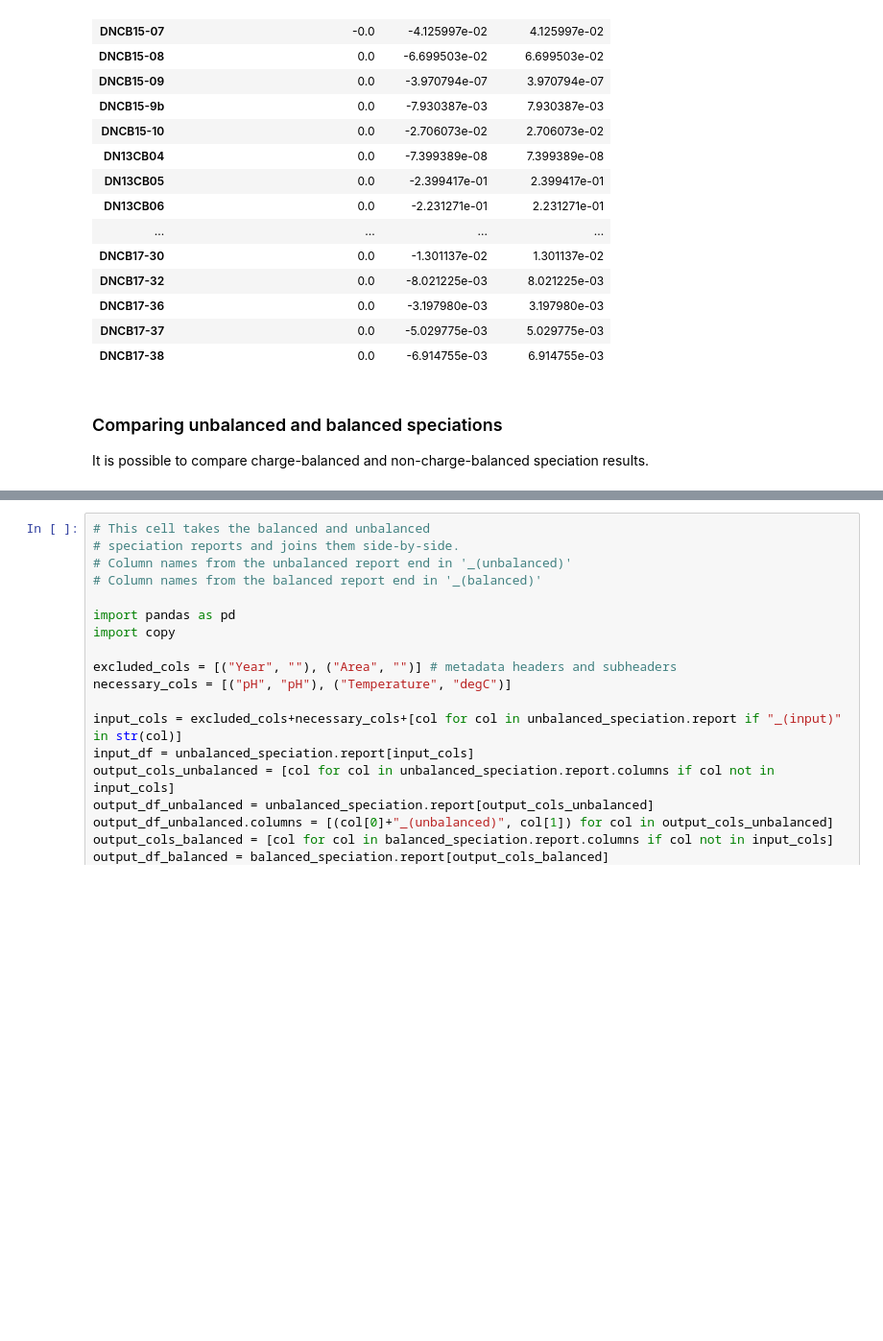
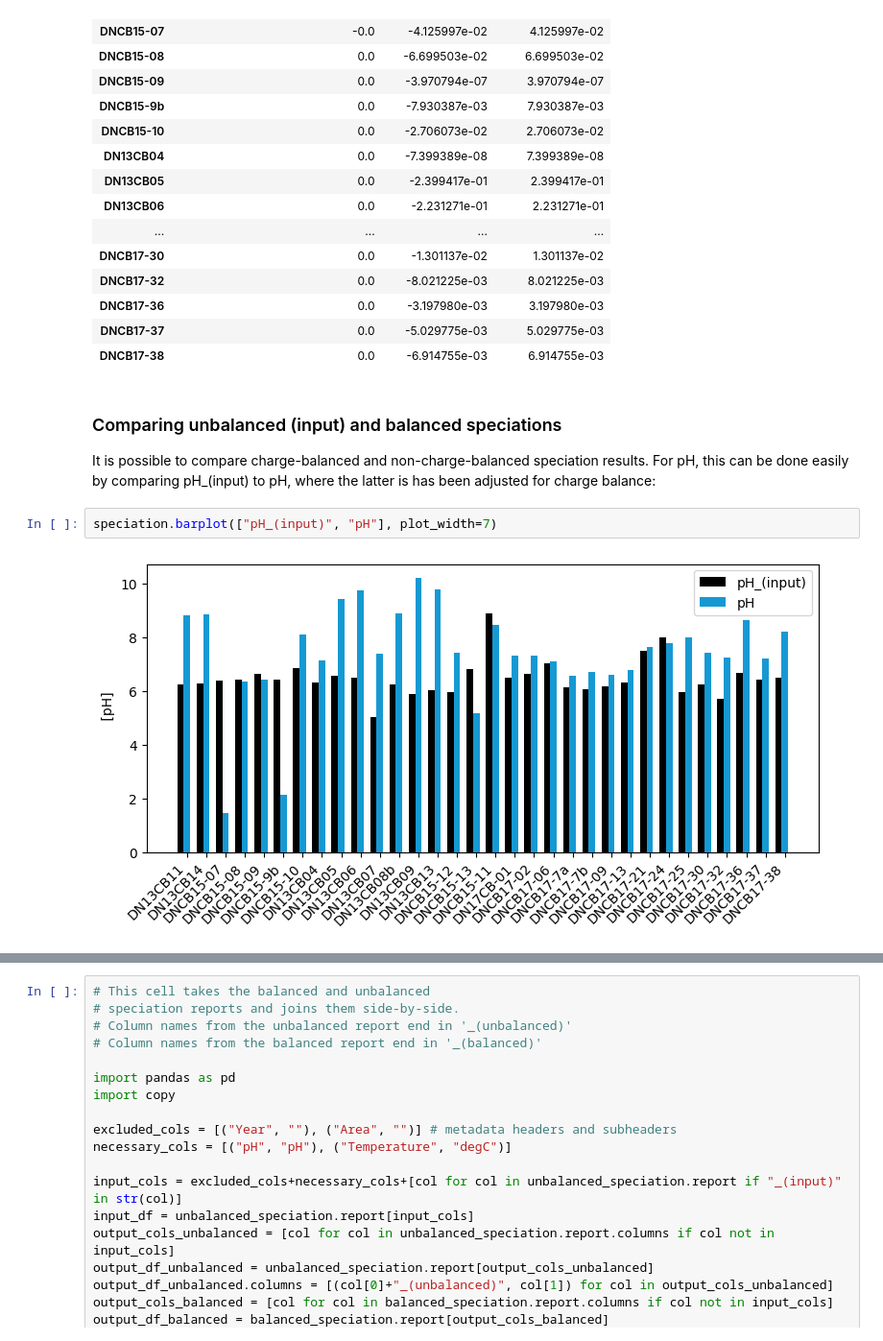
Before and after one commit to worm-portal/WORM-Library, a Jupyter notebook: 3-Aqueous-Speciation/3-Charge-Balancing/Charge-Balancing.ipynb, the cells around one changed output, grey strips where cells are left out. Shown at 96% size. Saved outputs shown, nothing was run; the diff lists cells and outputs as text; blank space fills up the shorter version.

```diff
--- a/3-Aqueous-Speciation/3-Charge-Balancing/Charge-Balancing.ipynb
+++ b/3-Aqueous-Speciation/3-Charge-Balancing/Charge-Balancing.ipynb
@@ -68,6 +68,10 @@ speciation.lookup(['sigma(mz) cations', 'sigma(mz) anions', 'charge imbalance %
 | DNCB17-37 | 0.0 | -5.029775e-03 | 5.029775e-03 |
 | DNCB17-38 | 0.0 | -6.914755e-03 | 6.914755e-03 |
 # %% [markdown]
-### Comparing unbalanced and balanced speciations
+### Comparing unbalanced (input) and balanced speciations
 
-It is possible to compare charge-balanced and non-charge-balanced speciation results.
+It is possible to compare charge-balanced and non-charge-balanced speciation results. For pH, this can be done easily by comparing pH_(input) to pH, where the latter is has been adjusted for charge balance:
+# %%
+speciation.barplot(["pH_(input)", "pH"], plot_width=7)
+# %% [output]
+[figure, added]
```
Also changed, not shown: parts of 7 cells of this notebook, 10 other files.
